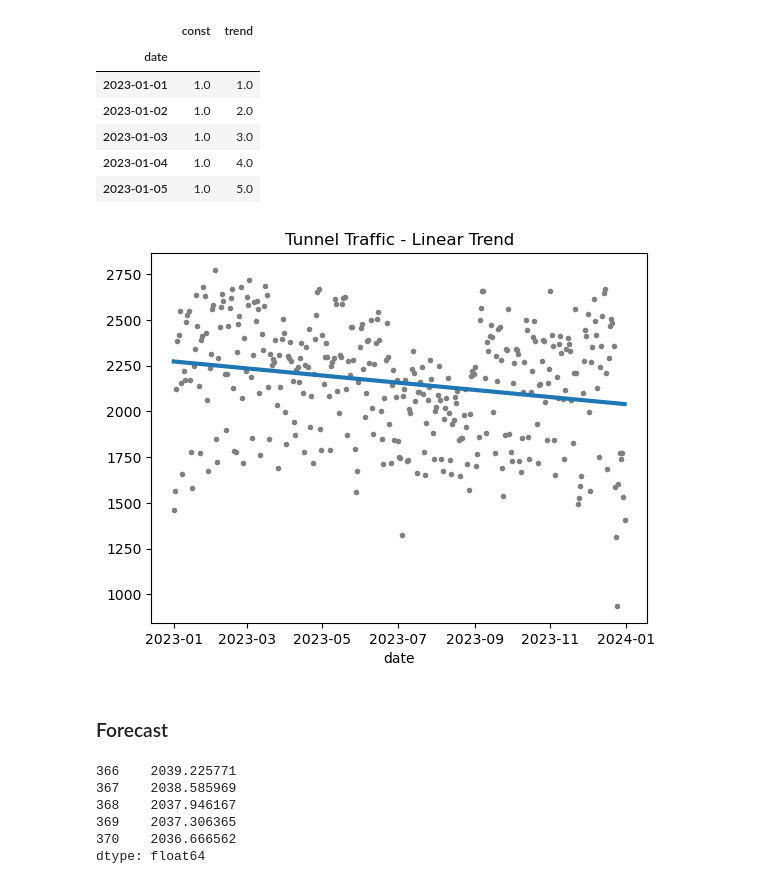
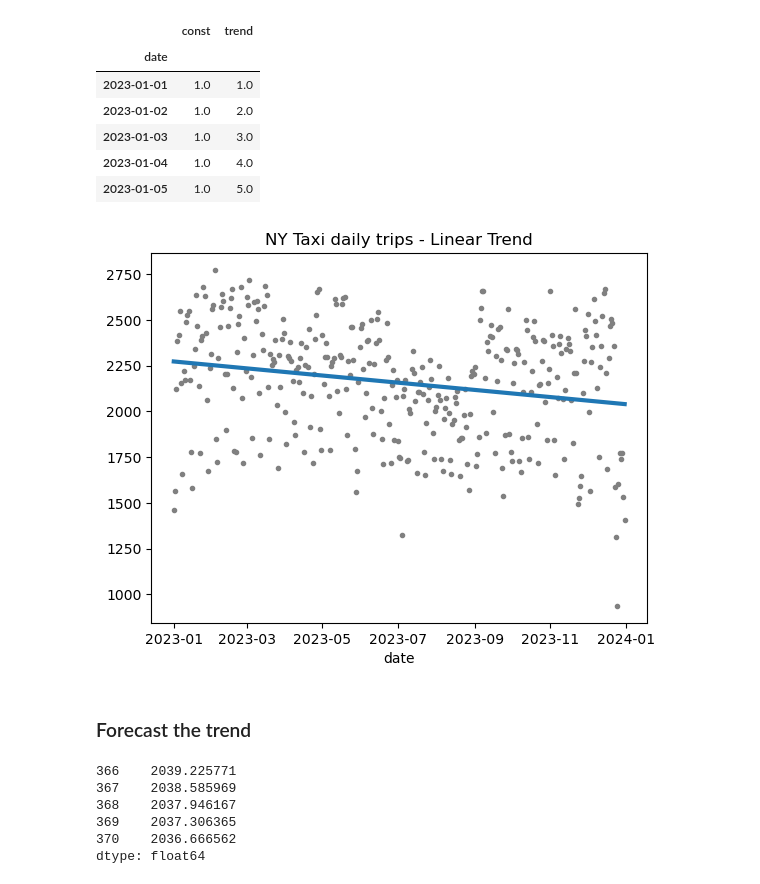
Before and after one commit to TillMeineke/ML_Zoomcamp2024_hw, a Jupyter notebook: NYTaxiForecast/notebooks/00_EDA.ipynb, the cells around one changed output. Saved outputs shown, nothing was run; the diff lists cells and outputs as text; code cells hidden in the pictures.

```diff
--- a/NYTaxiForecast/notebooks/00_EDA.ipynb
+++ b/NYTaxiForecast/notebooks/00_EDA.ipynb
@@ -178,6 +196,6 @@ dtype: int64
 # %%
 # drop rows with missing values
-df.dropna(inplace=True)
+df.dropna(inplace=True, axis=1)
 missing_values2 = df.isnull().sum()
 missing_values2
 # %% [output]
@@ -282,12 +329,14 @@ model.fit(X, y)
 
 y_pred = pd.Series(model.predict(X), index=X.index)
 # %%
-ax = trips_per_day.plot(style=".", color="0.5", title="Tunnel Traffic - Linear Trend")
+ax = trips_per_day.plot(
+    style=".", color="0.5", title="NY Taxi daily trips - Linear Trend"
+)
 _ = y_pred.plot(ax=ax, linewidth=3, label="Trend")
 # %% [output]
-[figure, old version]
+[figure, new version]
 # %% [markdown]
-### Forecast
+### Forecast the trend
 # %%
 X = dp.out_of_sample(steps=30)
 
```
Also changed, not shown: parts of 26 cells of this notebook, 3 other files.
